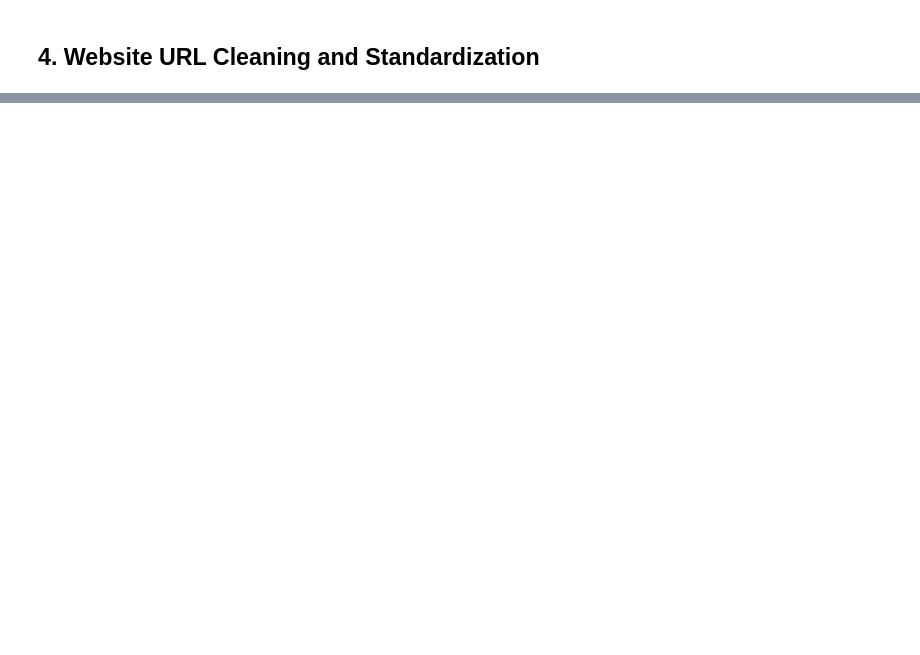
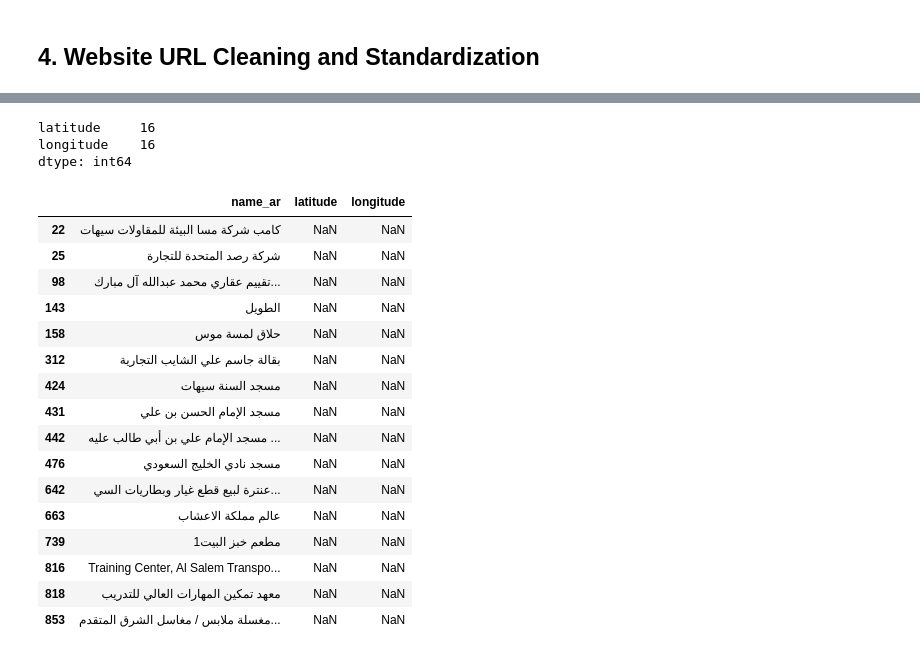
Before and after one commit to najafalsabia/saihat-market-data-project, a Jupyter notebook: Data_Cleaning.ipynb, the cells around one changed output, grey strips where cells are left out. Drawn from its saved outputs; the diff is of its cells as text; code cells hidden in the pictures; blank space fills up the shorter version.

```diff
--- a/Data_Cleaning.ipynb
+++ b/Data_Cleaning.ipynb
@@ -448,0 +466,20 @@ Name: website, dtype: str
+# %%
+# 1. Load the updated dataset
+df_updated = pd.read_csv('saihat_google_maps_updated.csv')
+
+# 2. Drop the price_range column
+df_updated = df_updated.drop(columns=['price_range'], errors='ignore')
+
+# 3. Move reviews_count next to rating
+cols = df_updated.columns.tolist()
+if "rating" in cols and "reviews_count" in cols:
+    rating_idx = cols.index("rating")
+    cols.remove("reviews_count")
+    cols.insert(rating_idx + 1, "reviews_count")
+    df_updated = df_updated[cols]
+
+# 4. Save updated dataframe to the CSV
+df_updated.to_csv('saihat_google_maps_updated.csv', index=False)
+
+# 5. Verify the changes
+df_updated[["rating", "reviews_count"]].head()
@@ -448,0 +503,8 @@ Name: website, dtype: str
+# %%
+# Convert to string and strip '.0' if it exists at the end
+df_updated['phone_number'] = df_updated['phone_number'].astype(str).str.replace(r'\.0$', '', regex=True)
+
+# Replace standard 'nan' strings back to actual null values
+df_updated['phone_number'] = df_updated['phone_number'].replace('nan', None)
+
+df_updated.to_csv('saihat_google_maps_updated.csv', index=False)
@@ -448,0 +526,26 @@ Name: website, dtype: str
+# %%
+df_updated[["latitude", "longitude"]].isna().sum()
+# %% [output]
+latitude     16
+longitude    16
+dtype: int64
+# %%
+df_updated[df_updated["latitude"].isna() | df_updated["longitude"].isna()][["name_ar", "latitude", "longitude"]]
+# %% [output]
+|  | name_ar | latitude | longitude |
+| 22 | كامب شركة مسا البيئة للمقاولات سيهات | NaN | NaN |
+| 25 | شركة رصد المتحدة للتجارة | NaN | NaN |
+| 98 | تقييم عقاري محمد عبدالله آل مبارك... | NaN | NaN |
+| 143 | الطويل | NaN | NaN |
+| 158 | حلاق لمسة موس | NaN | NaN |
+| 312 | بقالة جاسم علي الشايب التجارية | NaN | NaN |
+| 424 | مسجد السنة سيهات | NaN | NaN |
+| 431 | مسجد الإمام الحسن بن علي | NaN | NaN |
+| 442 | مسجد الإمام علي بن أبي طالب عليه ... | NaN | NaN |
+| 476 | مسجد نادي الخليج السعودي | NaN | NaN |
+| 642 | عنترة لبيع قطع غيار وبطاريات السي... | NaN | NaN |
+| 663 | عالم مملكة الاعشاب | NaN | NaN |
+| 739 | مطعم خبز البيت1 | NaN | NaN |
+| 816 | Training Center, Al Salem Transpo... | NaN | NaN |
+| 818 | معهد تمكين المهارات العالي للتدريب | NaN | NaN |
+| 853 | مغسلة ملابس / مغاسل الشرق المتقدم... | NaN | NaN |
```
Also changed, not shown: parts of 13 cells of this notebook, 2 other files.
